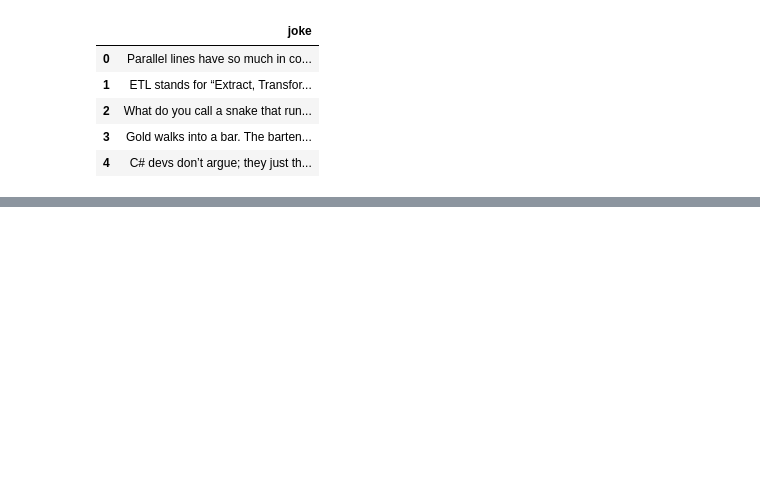
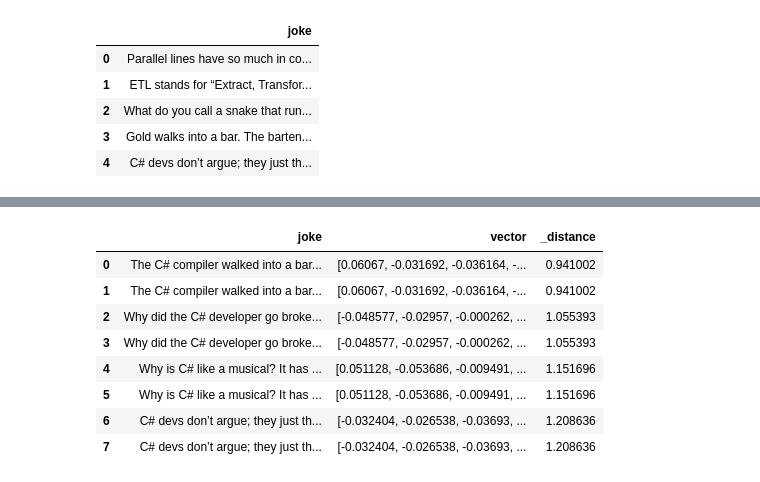
Before and after one commit to LisaYllander92/ai_ops_course, a Jupyter notebook: 09_lancedb/lancedb_basics.ipynb, the cells around one changed output, grey strips where cells are left out. Saved outputs shown, nothing was run; the diff lists cells and outputs as text; code cells hidden in the pictures; blank space fills up the shorter version.

```diff
--- a/09_lancedb/lancedb_basics.ipynb
+++ b/09_lancedb/lancedb_basics.ipynb
@@ -191,0 +217,12 @@ NameError: name 'table_jokes' is not defined
+# %%
+table_jokes.search("give me jokes on C#").limit(8).to_pandas()
+# %% [output]
+|  | joke | vector | _distance |
+| 0 | The C# compiler walked into a bar... | [0.06067, -0.031692, -0.036164, -... | 0.941002 |
+| 1 | The C# compiler walked into a bar... | [0.06067, -0.031692, -0.036164, -... | 0.941002 |
+| 2 | Why did the C# developer go broke... | [-0.048577, -0.02957, -0.000262, ... | 1.055393 |
+| 3 | Why did the C# developer go broke... | [-0.048577, -0.02957, -0.000262, ... | 1.055393 |
+| 4 | Why is C# like a musical? It has ... | [0.051128, -0.053686, -0.009491, ... | 1.151696 |
+| 5 | Why is C# like a musical? It has ... | [0.051128, -0.053686, -0.009491, ... | 1.151696 |
+| 6 | C# devs don’t argue; they just th... | [-0.032404, -0.026538, -0.03693, ... | 1.208636 |
+| 7 | C# devs don’t argue; they just th... | [-0.032404, -0.026538, -0.03693, ... | 1.208636 |
```
Also changed, not shown: parts of 12 cells of this notebook, 21 other files.
